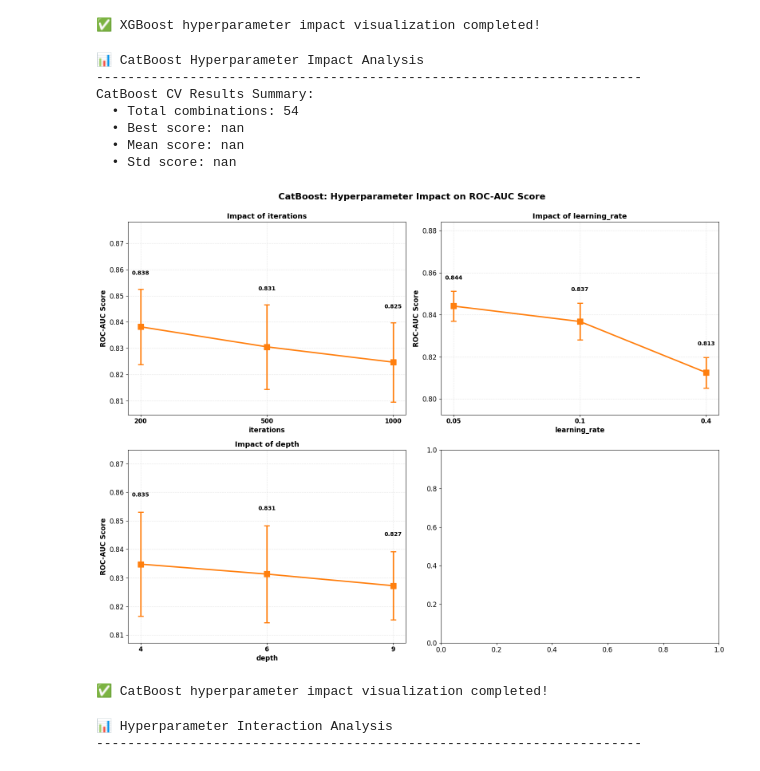
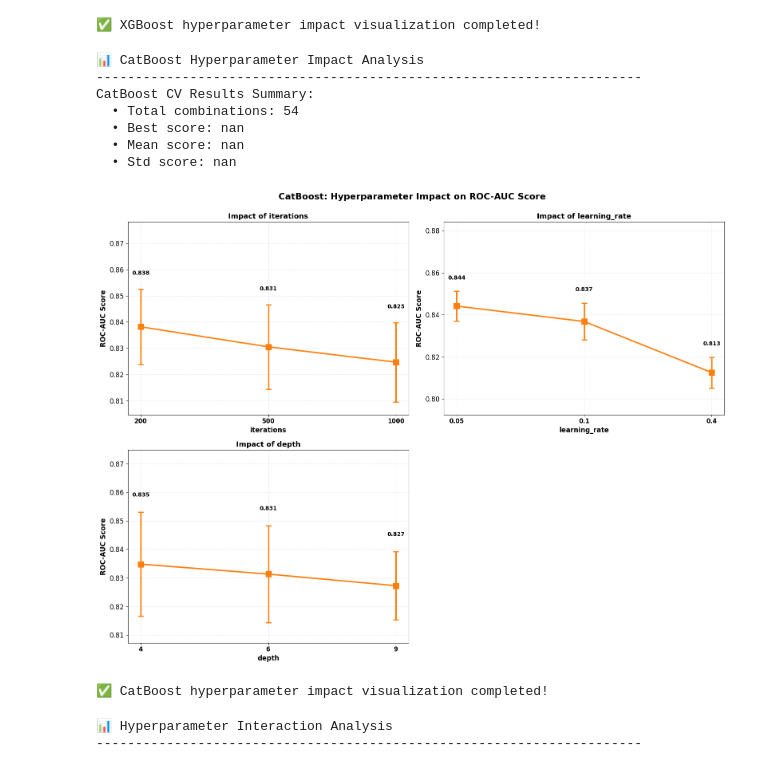
Before and after one commit to ThanhDang-Vn/ensemble-catboost-xgboost, a Jupyter notebook: classification/churn_boosting.ipynb, the cells around one changed output. Drawn from its saved outputs; the diff is of its cells as text; code cells hidden in the pictures.

```diff
--- a/classification/churn_boosting.ipynb
+++ b/classification/churn_boosting.ipynb
@@ -2070,6 +2071,7 @@ print(f"  • Std score: {cat_cv_results['mean_test_score'].std():.4f}")
 
 # Create subplots for each hyperparameter
 fig, axes = plt.subplots(2, 2, figsize=(16, 12))
+fig.delaxes(axes[1, 1])
 fig.suptitle('CatBoost: Hyperparameter Impact on ROC-AUC Score',
              fontsize=16, fontweight='bold', y=0.995)
 
@@ -2097,34 +2099,34 @@ for idx, param in enumerate(cat_hyperparams):
     ax.errorbar(x_pos, grouped['mean'], yerr=grouped['std'],
                 marker='s', markersize=10, linewidth=2.5, capsize=5,
                 capthick=2, color='#ff7f0e', label='Mean ± Std')
 
     ax.set_xticks(x_pos)
     ax.set_xticklabels([str(v) for v in grouped['param_value']], fontsize=11, fontweight='bold')
     ax.set_xlabel(param, fontsize=12, fontweight='bold')
     ax.set_ylabel('ROC-AUC Score', fontsize=12, fontweight='bold')
     ax.set_title(f'Impact of {param}', fontsize=13, fontweight='bold')
     ax.grid(True, alpha=0.3, linestyle='--')
 
     # Add value labels on points
     for i, (mean, std) in enumerate(zip(grouped['mean'], grouped['std'])):
         ax.text(i, mean + std + 0.005, f'{mean:.3f}', ha='center', va='bottom',
                 fontweight='bold', fontsize=10)
 
     ax.set_ylim([grouped['mean'].min() - 0.02, grouped['mean'].max() + 0.04])
 
 plt.tight_layout()
 plt.show()
 
 print("\n✅ CatBoost hyperparameter impact visualization completed!")
 # %% [output]
 📊 CatBoost Hyperparameter Impact Analysis
 ----------------------------------------------------------------------
 CatBoost CV Results Summary:
   • Total combinations: 54
   • Best score: nan
   • Mean score: nan
   • Std score: nan
-[figure, old version]
+[figure, new version]
 ✅ CatBoost hyperparameter impact visualization completed!
 # %%
 # Interaction Analysis: 2D Heatmaps for Hyperparameter Combinations
```
Also changed, not shown: parts of 11 cells of this notebook, 7 other files.
